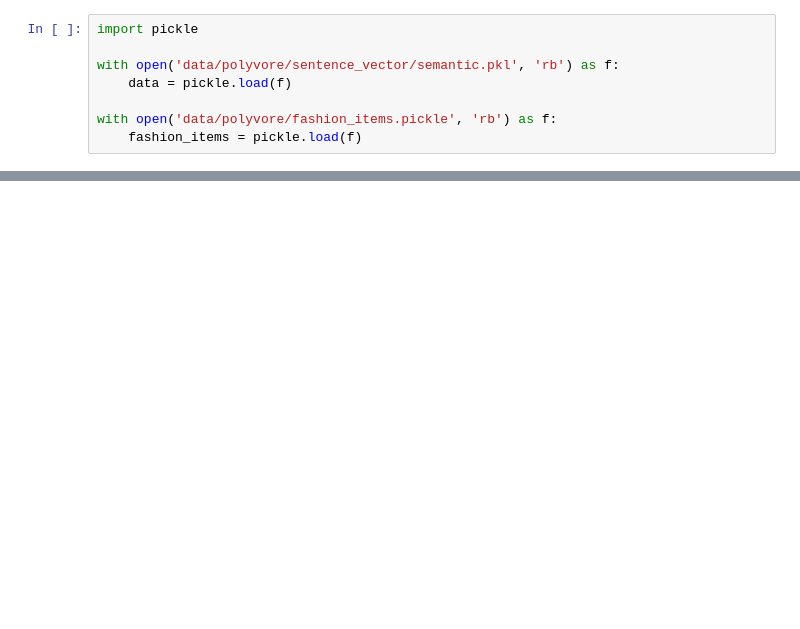
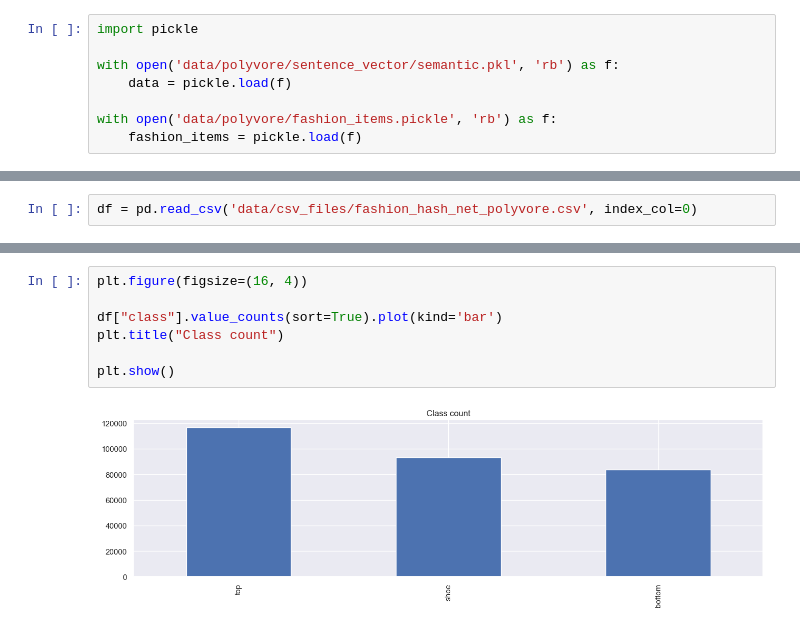
Before and after one commit to JustASimpleGuy02/CapstoneProject, a Jupyter notebook: EDA_fashion_hash_net.ipynb, the cells around one changed output, grey strips where cells are left out. Saved outputs shown, nothing was run; the diff lists cells and outputs as text; blank space fills up the shorter version.

Commit message:
complete code for fashion hash net polyvore dataset

```diff
--- a/EDA_fashion_hash_net.ipynb
+++ b/EDA_fashion_hash_net.ipynb
@@ -85,0 +78,2 @@ for id, semantic_vector in
+# %%
+df = pd.read_csv('data/csv_files/fashion_hash_net_polyvore.csv', index_col=0)
@@ -85,0 +115,9 @@ for id, semantic_vector in
+# %%
+plt.figure(figsize=(16, 4))
+
+df["class"].value_counts(sort=True).plot(kind='bar')
+plt.title("Class count")
+
+plt.show()
+# %% [output]
+[figure, added]
```
Also changed, not shown: parts of 21 cells of this notebook, 2 other files.
